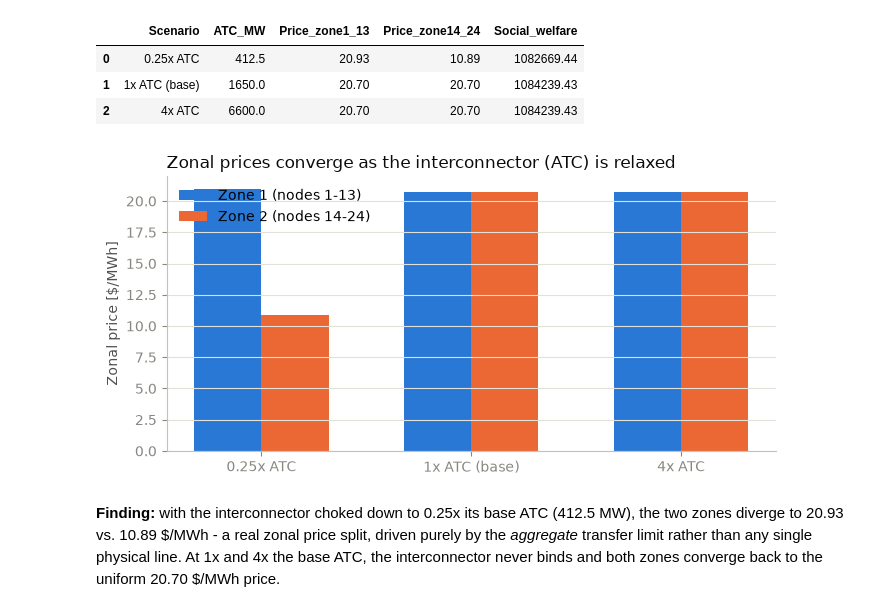
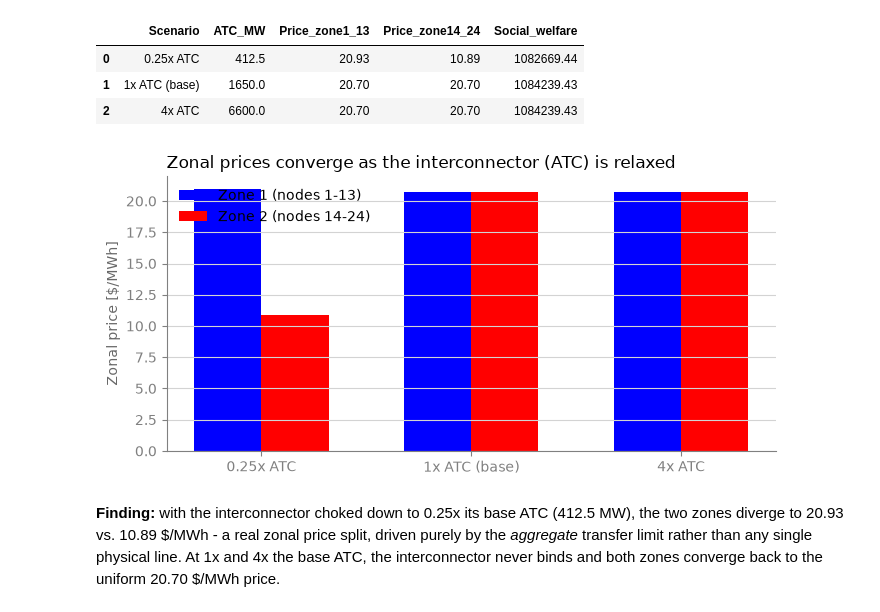
Before and after one commit to javierozoresarconada-spec/Renewables-Electricity-Markets-Energy-Forecasting-Portfolio-Quant-Analyst, a Jupyter notebook: Energy Markets DTU/Electricity_Markets_Step_1_to 3_A1.ipynb, the cells around one changed output. Drawn from its saved outputs; the diff is of its cells as text; code cells hidden in the pictures.

Commit message:
Change color of plots

```diff
--- a/Energy Markets DTU/Electricity_Markets_Step_1_to 3_A1.ipynb
+++ b/Energy Markets DTU/Electricity_Markets_Step_1_to 3_A1.ipynb
@@ -1319,28 +1319,28 @@ pd.DataFrame(atc_rows).round(2)
 # %%
 import matplotlib.pyplot as plt
 
 scenarios = [row["Scenario"] for row in atc_rows]
 x = np.arange(len(scenarios))
 width = 0.32
 
 fig, ax = plt.subplots(figsize=(7, 3.5))
 ax.bar(x - width / 2, [row["Price_zone1_13"] for row in atc_rows], width,
-       color="#2a78d6", label="Zone 1 (nodes 1-13)")
+       color="b", label="Zone 1 (nodes 1-13)")
 ax.bar(x + width / 2, [row["Price_zone14_24"] for row in atc_rows], width,
-       color="#eb6834", label="Zone 2 (nodes 14-24)")
+       color="r", label="Zone 2 (nodes 14-24)")
 ax.set_xticks(x)
 ax.set_xticklabels(scenarios)
-ax.set_ylabel("Zonal price [$/MWh]", color="#52514e")
-ax.set_title("Zonal prices converge as the interconnector (ATC) is relaxed", color="#0b0b0b", loc="left")
+ax.set_ylabel("Zonal price [$/MWh]", color="dimgray")
+ax.set_title("Zonal prices converge as the interconnector (ATC) is relaxed", color="black", loc="left")
 ax.legend(frameon=False)
-ax.grid(True, axis="y", color="#e1e0d9", linewidth=0.8)
+ax.grid(True, axis="y", color="lightgray", linewidth=0.8)
 ax.spines[["top", "right"]].set_visible(False)
-ax.spines[["left", "bottom"]].set_color("#c3c2b7")
-ax.tick_params(colors="#898781")
+ax.spines[["left", "bottom"]].set_color("gray")
+ax.tick_params(colors="gray")
 fig.tight_layout()
 plt.show()
 # %% [output]
-[figure, old version]
+[figure, new version]
 # %% [markdown]
 **Finding:** with the interconnector choked down to 0.25x its base ATC
 (412.5 MW), the two zones diverge to 20.93 vs. 10.89 \$/MWh - a real zonal
```
Also changed, not shown: parts of 2 cells of this notebook.
